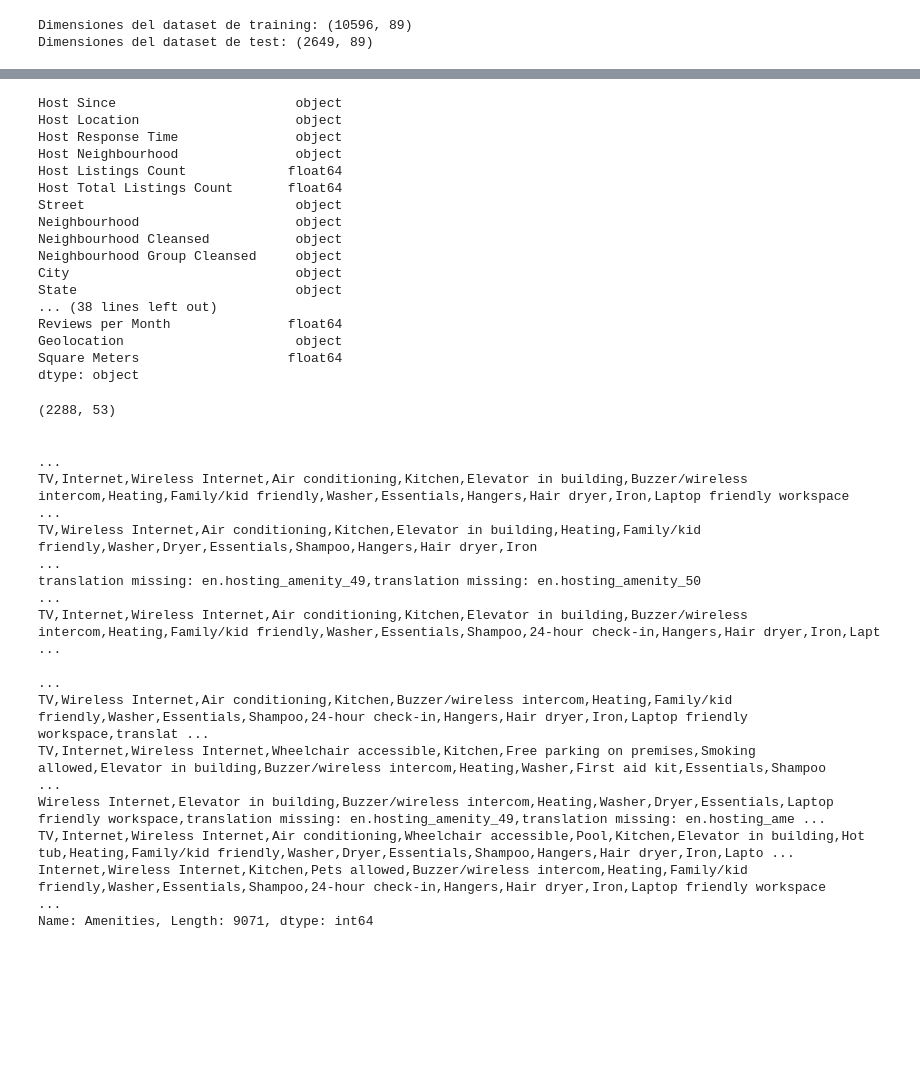
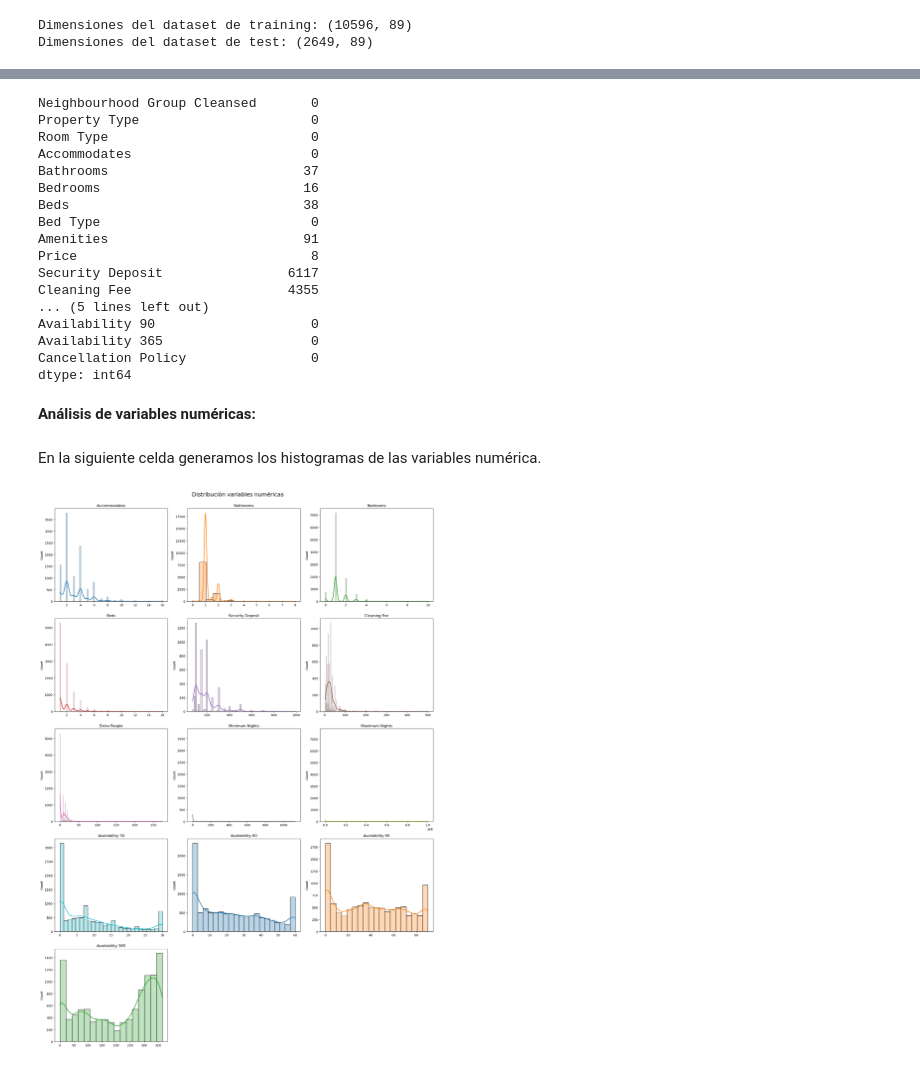
Before and after one commit to Prilom/Machine_Learning, a Jupyter notebook: Machine_learning_practice_PabloRilo.ipynb, the cells around one changed output, grey strips where cells are left out. Drawn from its saved outputs; the diff is of its cells as text; code cells hidden in the pictures; blank space fills up the shorter version.

```diff
--- a/Machine_learning_practice_PabloRilo.ipynb
+++ b/Machine_learning_practice_PabloRilo.ipynb
@@ -127,45 +436,28 @@ df.describe().T
 # %%
-df.dtypes
+df.isnull().sum()
 # %% [output]
-Host Since                       object
-Host Location                    object
-Host Response Time               object
-Host Neighbourhood               object
-Host Listings Count             float64
-Host Total Listings Count       float64
-Street                           object
-Neighbourhood                    object
-Neighbourhood Cleansed           object
-Neighbourhood Group Cleansed     object
-City                             object
-State                            object
-... (38 lines left out)
-Reviews per Month               float64
-Geolocation                      object
-Square Meters                   float64
-dtype: object
+Neighbourhood Group Cleansed       0
+Property Type                      0
+Room Type                          0
+Accommodates                       0
+Bathrooms                         37
+Bedrooms                          16
+Beds                              38
+Bed Type                           0
+Amenities                         91
+Price                              8
+Security Deposit                6117
+Cleaning Fee                    4355
+... (5 lines left out)
+Availability 90                    0
+Availability 365                   0
+Cancellation Policy                0
+dtype: int64
-# %%
-#aqui podia intentar sacar algun tipo de columna con estas caracteristicas
-# full_df['City'] = full_df['City'].fillna('')
-# full_df_madrid = full_df[full_df.City.str.contains('madrid', case=False)]
-
-df['Amenities'] = df['Amenities'].fillna('')
-
-df[df['Amenities'].str.contains('pet',case=False)].shape
-# %% [output]
-(2288, 53)
-# %%
-df['Amenities'].value_counts()
-# %% [output]
-                                                                                                                                                                                                         ...
-TV,Internet,Wireless Internet,Air conditioning,Kitchen,Elevator in building,Buzzer/wireless intercom,Heating,Family/kid friendly,Washer,Essentials,Hangers,Hair dryer,Iron,Laptop friendly workspace     ...
-TV,Wireless Internet,Air conditioning,Kitchen,Elevator in building,Heating,Family/kid friendly,Washer,Dryer,Essentials,Shampoo,Hangers,Hair dryer,Iron                                                   ...
-translation missing: en.hosting_amenity_49,translation missing: en.hosting_amenity_50                                                                                                                    ...
-TV,Internet,Wireless Internet,Air conditioning,Kitchen,Elevator in building,Buzzer/wireless intercom,Heating,Family/kid friendly,Washer,Essentials,Shampoo,24-hour check-in,Hangers,Hair dryer,Iron,Lapt ...
-                                                                                                                                                                                                         ...
-TV,Wireless Internet,Air conditioning,Kitchen,Buzzer/wireless intercom,Heating,Family/kid friendly,Washer,Essentials,Shampoo,24-hour check-in,Hangers,Hair dryer,Iron,Laptop friendly workspace,translat ...
-TV,Internet,Wireless Internet,Wheelchair accessible,Kitchen,Free parking on premises,Smoking allowed,Elevator in building,Buzzer/wireless intercom,Heating,Washer,First aid kit,Essentials,Shampoo       ...
-Wireless Internet,Elevator in building,Buzzer/wireless intercom,Heating,Washer,Dryer,Essentials,Laptop friendly workspace,translation missing: en.hosting_amenity_49,translation missing: en.hosting_ame ...
-TV,Internet,Wireless Internet,Air conditioning,Wheelchair accessible,Pool,Kitchen,Elevator in building,Hot tub,Heating,Family/kid friendly,Washer,Dryer,Essentials,Shampoo,Hangers,Hair dryer,Iron,Lapto ...
-Internet,Wireless Internet,Kitchen,Pets allowed,Buzzer/wireless intercom,Heating,Family/kid friendly,Washer,Essentials,Shampoo,24-hour check-in,Hangers,Hair dryer,Iron,Laptop friendly workspace        ...
-Name: Amenities, Length: 9071, dtype: int64
+# %% [markdown]
+**Análisis de variables numéricas:**
+# %% [markdown]
+En la siguiente celda generamos los histogramas de las variables numérica.
+# %%
+create_hist(df)
+# %% [output]
+[figure, added]
```
Also changed, not shown: parts of 116 cells of this notebook, 1 other file.
